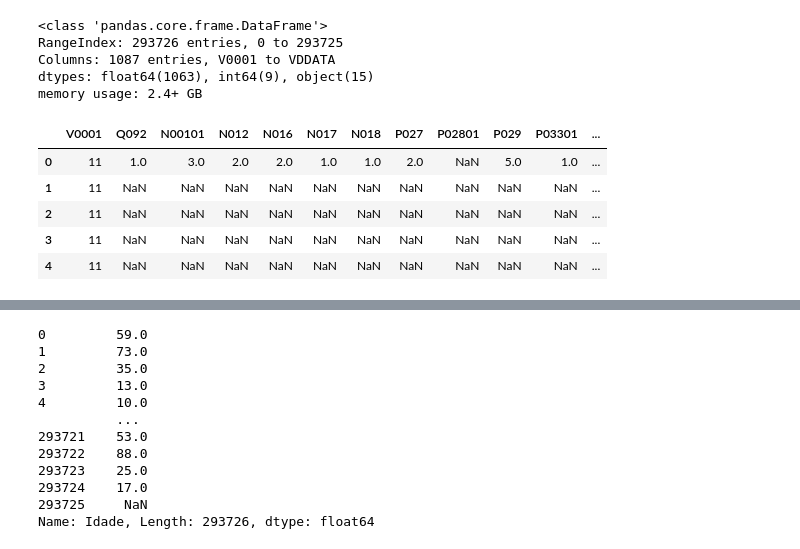
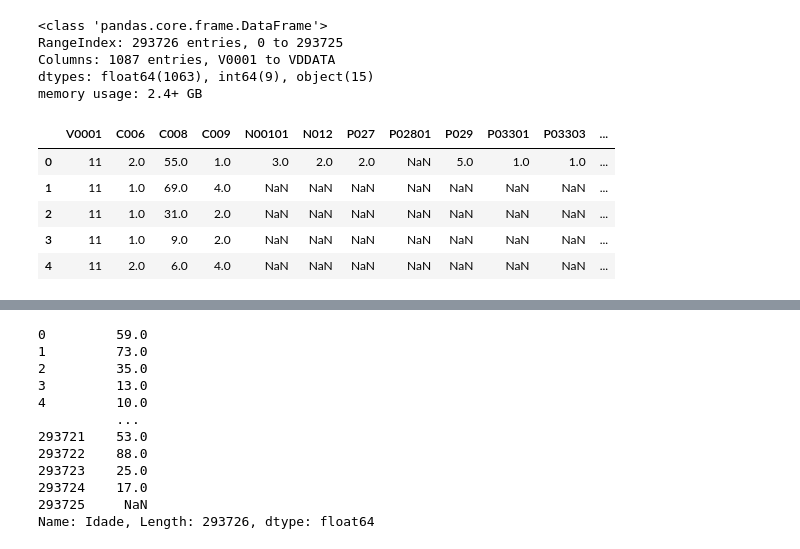
Before and after one commit to Pabloprado-png/TCC-Depressao, a Jupyter notebook: Tratamento e Redução da base V2.ipynb, the cells around one changed output, grey strips where cells are left out. Saved outputs shown, nothing was run; the diff lists cells and outputs as text; code cells hidden in the pictures.

```diff
--- a/Tratamento e Redução da base V2.ipynb
+++ b/Tratamento e Redução da base V2.ipynb
@@ -30,43 +30,47 @@ memory usage: 2.4+ GB
 # %%
 # Selecionando as variáveis de interesse e reduzindo a base
 df = df[
    [
       'V0001',
-      'Q092',
+      'C006',
+      'C008',
+      'C009',
       'N00101',
       'N012',
-      'N016',
-      'N017',
-      'N018',
       'P027',
       'P02801',
       'P029',
       'P03301',
+      'P03303',
       'P03001',
-      'P03303',
-      'Q09301',
-      'Q094',
-      'Q09502',
+      'P03302',
+      'P03201',
       'Q09606',
       'Q10101',
       'Q10701',
       'Q109',
-      'C006',
-      'C009',
-      'J001',
+      'Q11006',
+      'Q094',
+      'Q09502',
       'J00402',
-      'C008'
+      'N011',
+      'N010',
+      'N016',
+      'N017',
+      'N018',
+      'Q09301',
+      'Q092'
    ]
 ]
 
 df.head()
 # %% [output]
-|  | V0001 | Q092 | N00101 | N012 | N016 | N017 | N018 | P027 | P02801 | P029 | P03301 | ... |
-| 0 | 11 | 1.0 | 3.0 | 2.0 | 2.0 | 1.0 | 1.0 | 2.0 | NaN | 5.0 | 1.0 | ... |
-| 1 | 11 | NaN | NaN | NaN | NaN | NaN | NaN | NaN | NaN | NaN | NaN | ... |
-| 2 | 11 | NaN | NaN | NaN | NaN | NaN | NaN | NaN | NaN | NaN | NaN | ... |
-| 3 | 11 | NaN | NaN | NaN | NaN | NaN | NaN | NaN | NaN | NaN | NaN | ... |
-| 4 | 11 | NaN | NaN | NaN | NaN | NaN | NaN | NaN | NaN | NaN | NaN | ... |
+|  | V0001 | C006 | C008 | C009 | N00101 | N012 | P027 | P02801 | P029 | P03301 | P03303 | ... |
+| 0 | 11 | 2.0 | 55.0 | 1.0 | 3.0 | 2.0 | 2.0 | NaN | 5.0 | 1.0 | 1.0 | ... |
+| 1 | 11 | 1.0 | 69.0 | 4.0 | NaN | NaN | NaN | NaN | NaN | NaN | NaN | ... |
+| 2 | 11 | 1.0 | 31.0 | 2.0 | NaN | NaN | NaN | NaN | NaN | NaN | NaN | ... |
+| 3 | 11 | 1.0 | 9.0 | 2.0 | NaN | NaN | NaN | NaN | NaN | NaN | NaN | ... |
+| 4 | 11 | 2.0 | 6.0 | 4.0 | NaN | NaN | NaN | NaN | NaN | NaN | NaN | ... |
 # %%
 traducao = pd.read_json(os.getcwd() + '/DATABASE/Json/DD_Traducao.json')
 traducao['Nomes Reduzidos']
```
Also changed, not shown: parts of 10 cells of this notebook, 2 other files.
